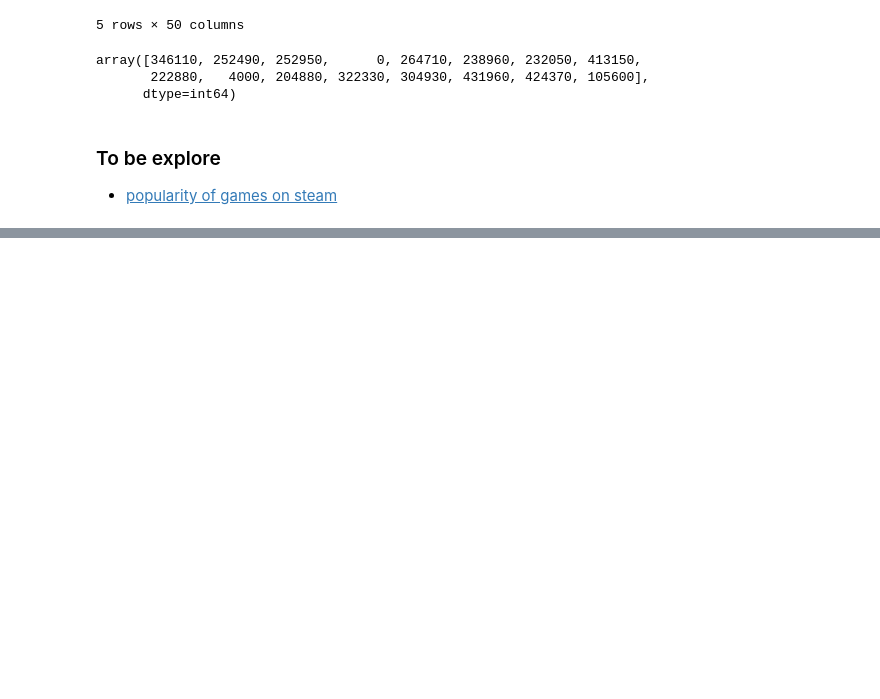
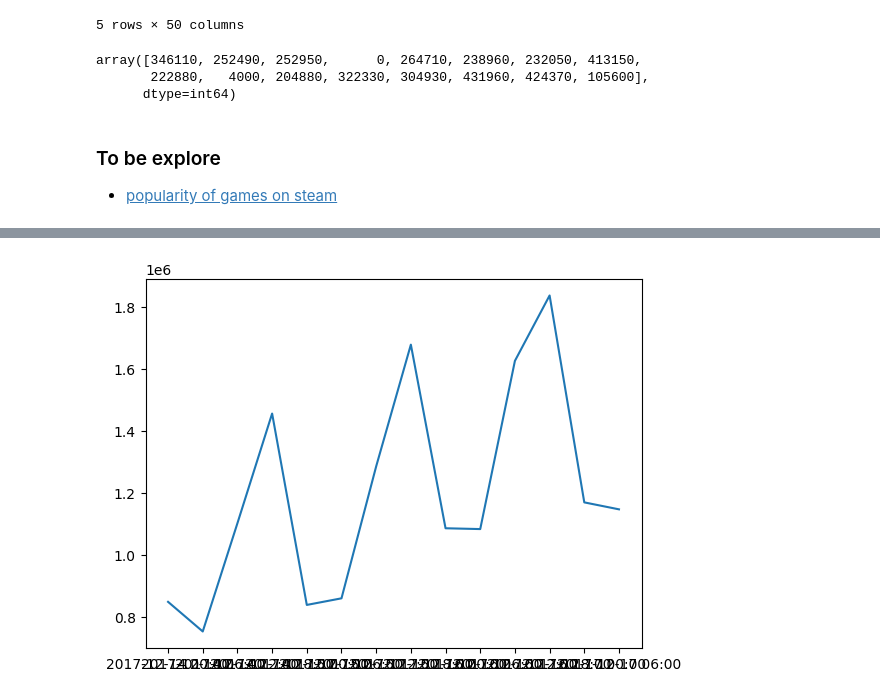
Before and after one commit to com-480-data-visualization/project-2023-no-preference, a Jupyter notebook: no_preference.ipynb, the cells around one changed output, grey strips where cells are left out. Cells and saved outputs as stored; diff of their text form; code cells hidden in the pictures; blank space fills up the shorter version.

```diff
--- a/no_preference.ipynb
+++ b/no_preference.ipynb
@@ -227,0 +275,5 @@ array([346110, 252490, 252950,      0, 264710, 238960, 232050, 413150,
+# %%
+plt.plot(df['Time'][:1000:72], df['Free to Play'][:1000:72])  # time interval 6 hours
+plt.show()
+# %% [output]
+[figure, added]
```
Also changed, not shown: parts of 11 cells of this notebook, 1 other file.
